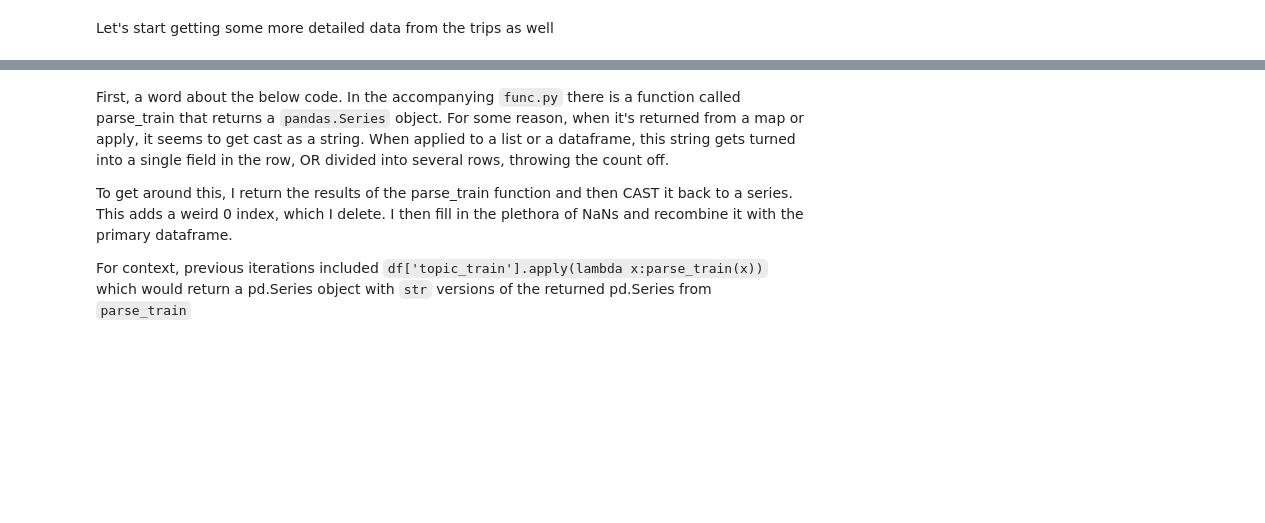
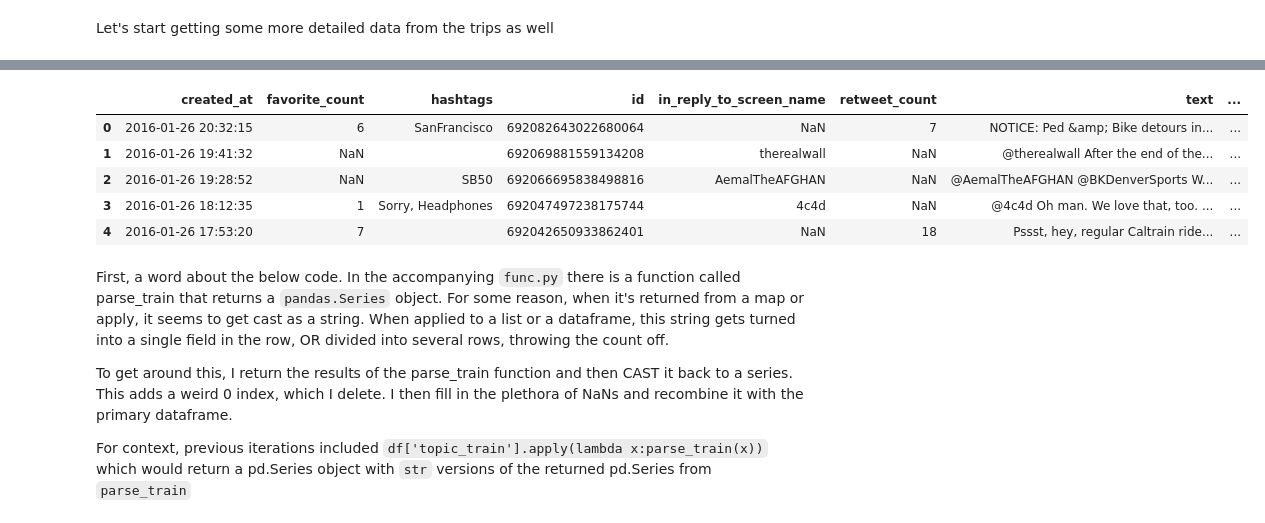
Before and after one commit to lovettbarron/caltrain-predict, a Jupyter notebook: 01explore.ipynb, the cells around one changed output, grey strips where cells are left out. Cells and saved outputs as stored; diff of their text form; code cells hidden in the pictures; blank space fills up the shorter version.

```diff
--- a/01explore.ipynb
+++ b/01explore.ipynb
@@ -43,6 +45,7 @@ list(df.columns.values)
 Cleanin' the data
 # %%
 # Fill in blank hashtags
+df = df.where((pd.notnull(df)), np.nan)
 df["hashtags"].fillna('')
 
 # Add some date/time things
@@ -51,13 +54,14 @@ df["day_of_week"] = df["created_at"].apply(lambda x: x.weekday())
 df["day_of_month"] = df["created_at"].apply(lambda x: x.day)
 df["month"] = df["created_at"].apply(lambda x: x.month)
 df["time_of_day"] = df["created_at"].apply(lambda x: get_time_of_day(x))
-df['in_reply_to_screen_name'].fillna(-1)
-df['in_reply_to_status_id'].fillna(-1)
-df['in_reply_to_user_id'].fillna(-1)
-df['retweeted_status'].fillna(-1)
-df['retweeted'].fillna(-1)
-df['retweet_count'].fillna(-1)
-df['favorite_count'].fillna(-1)
-df["hashtags"].fillna('')
+# df['in_reply_to_screen_name'].fillna(-1)
+# df['in_reply_to_status_id'].fillna(-1)
+# df['in_reply_to_user_id'].fillna(-1)
+# df['retweeted_status'].fillna(-1)
+# df['retweeted'].fillna(-1)
+df['retweet_count'].fillna(np.nan)
+df['favorite_count'].fillna(np.nan)
+df["hashtags"].fillna(np.nan)
 df["hashtags"] = df["hashtags"].apply(lambda x: str(x)[1:-1])
 df.loc[df["hashtags"]=='a',"hashtags"] = ''
+list(df.columns.values)
@@ -87,3 +110,15 @@ df.plot(x='created_at', y='day_of_week', kind='hist')
 [figure]
 # %% [markdown]
 Let's start getting some more detailed data from the trips as well
+# %%
+# df['favorite_count'] = df['favorite_count'].astype(np.int64)
+# df['retweet_count'] = df['retweet_count'].astype(np.int64)
+# df['text'] = df['text'].astype(str)
+# df['id'] = df['id'].astype(np.int64)
+# df['day_of_week'] = df['day_of_week'].astype(np.int64)
+# df['day_of_month'] = df['day_of_month'].astype(np.int64)
+# df['month'] = df['month'].astype(np.int64)
+# df['time_of_day'] = df['time_of_day'].astype(np.int64)
+df.loc[df["hashtags"]=='on',"hashtags"] = np.nan
+df.convert_objects(convert_numeric=True)
+df.dtypes
@@ -89,0 +138,13 @@ Let's start getting some more detailed data from the trips as well
+# %%
+# Pull out potential trains from both hashtags and text
+df["topic_train"] = df["text"].apply(lambda x: check_hashtag(x))
+df["topic_train"] = df["topic_train"].apply(lambda x: str(x)[1:-1])
+df["topic_train"].fillna(np.nan)
+df.head(5)
+# %% [output]
+|  | created_at | favorite_count | hashtags | id | in_reply_to_screen_name | retweet_count | text | ... |
+| 0 | 2016-01-26 20:32:15 | 6 | SanFrancisco | 692082643022680064 | NaN | 7 | NOTICE: Ped &amp; Bike detours in... | ... |
+| 1 | 2016-01-26 19:41:32 | NaN |  | 692069881559134208 | therealwall | NaN | @therealwall After the end of the... | ... |
+| 2 | 2016-01-26 19:28:52 | NaN | SB50 | 692066695838498816 | AemalTheAFGHAN | NaN | @AemalTheAFGHAN @BKDenverSports W... | ... |
+| 3 | 2016-01-26 18:12:35 | 1 | Sorry, Headphones | 692047497238175744 | 4c4d | NaN | @4c4d Oh man. We love that, too. ... | ... |
+| 4 | 2016-01-26 17:53:20 | 7 |  | 692042650933862401 | NaN | 18 | Pssst, hey, regular Caltrain ride... | ... |
```
Also changed, not shown: parts of 11 cells of this notebook, 2 other files.
